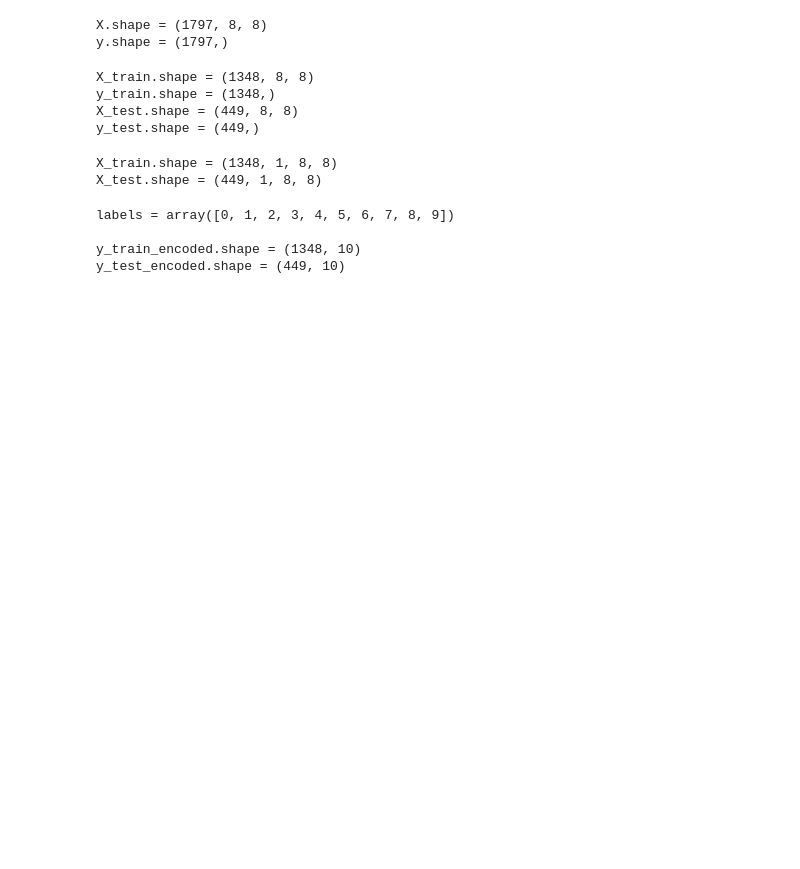
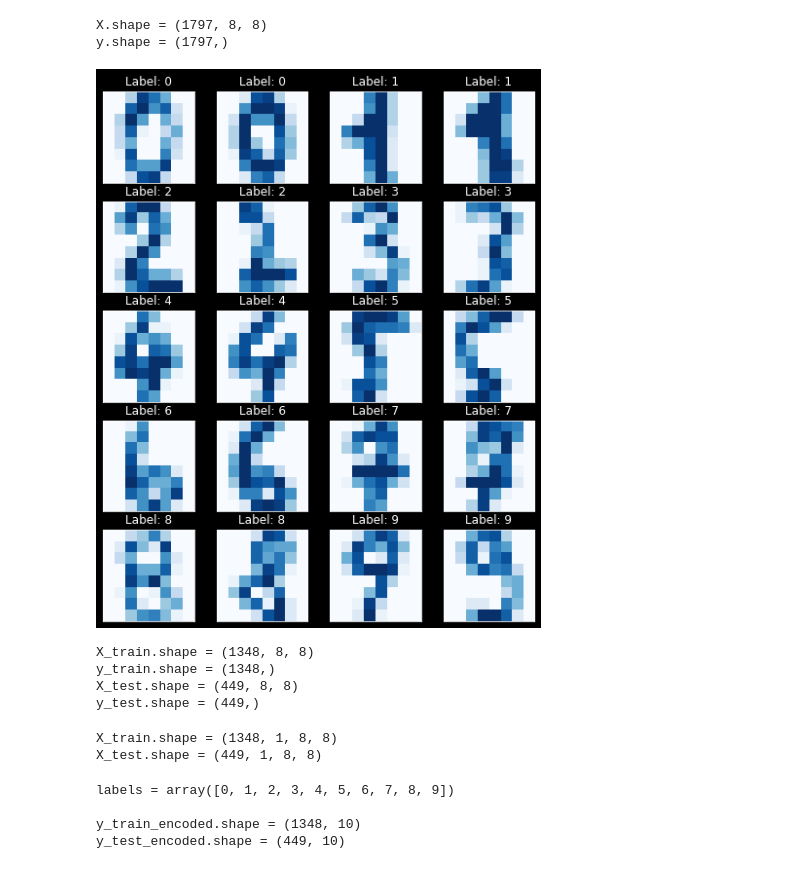
Before and after one commit to mkpro118/CS-539-project, a Jupyter notebook: Convolutional Example.ipynb, the cells around one changed output. Saved outputs shown, nothing was run; the diff lists cells and outputs as text; code cells hidden in the pictures; blank space fills up the shorter version.

```diff
--- a/Convolutional Example.ipynb
+++ b/Convolutional Example.ipynb
@@ -1,16 +1,49 @@
 # %%
 # Get the data
 from sklearn.datasets import load_digits
 import numpy as np
 
 digit = load_digits()
 X, y = digit.images, digit.target
 
 print(f'{X.shape = }')
 print(f'{y.shape = }')
+
+# Visualize the data
+def sample(X, y, samples):
+    unique_ys = np.unique(y, axis=0)
+    result = []
+    for unique_y in unique_ys:
+        val_indices = np.argwhere(y==unique_y).flatten()
+        random_samples = np.random.choice(val_indices, samples, replace=False)
+        result.extend(map(lambda x:(x, unique_y), X[random_samples]))
+    return result
+
+
+_X = sample(X, y, 2)
+assert len(_X) == 20
+
+%matplotlib inline
+from matplotlib import pyplot as plt
+plt.style.use('dark_background')
+
+fig, axs = plt.subplots(nrows=5, ncols=4, figsize=(8, 10))
+axs = axs.flatten()
+for ax, (a, b) in zip(axs, _X):
+    ax.imshow(a, cmap='Blues')
+    ax.set_title(f'Label: {b}')
+    ax.tick_params(
+        left=False,
+        labelleft=False,
+        labelbottom=False,
+        bottom=False
+    )
+
+plt.show()
 # %% [output]
 X.shape = (1797, 8, 8)
 y.shape = (1797,)
+[figure, added]
 # %%
 # Partition the training and testing data
 from neural_network.model_selection import train_test_split
```
Also changed, not shown: parts of 5 cells of this notebook.
